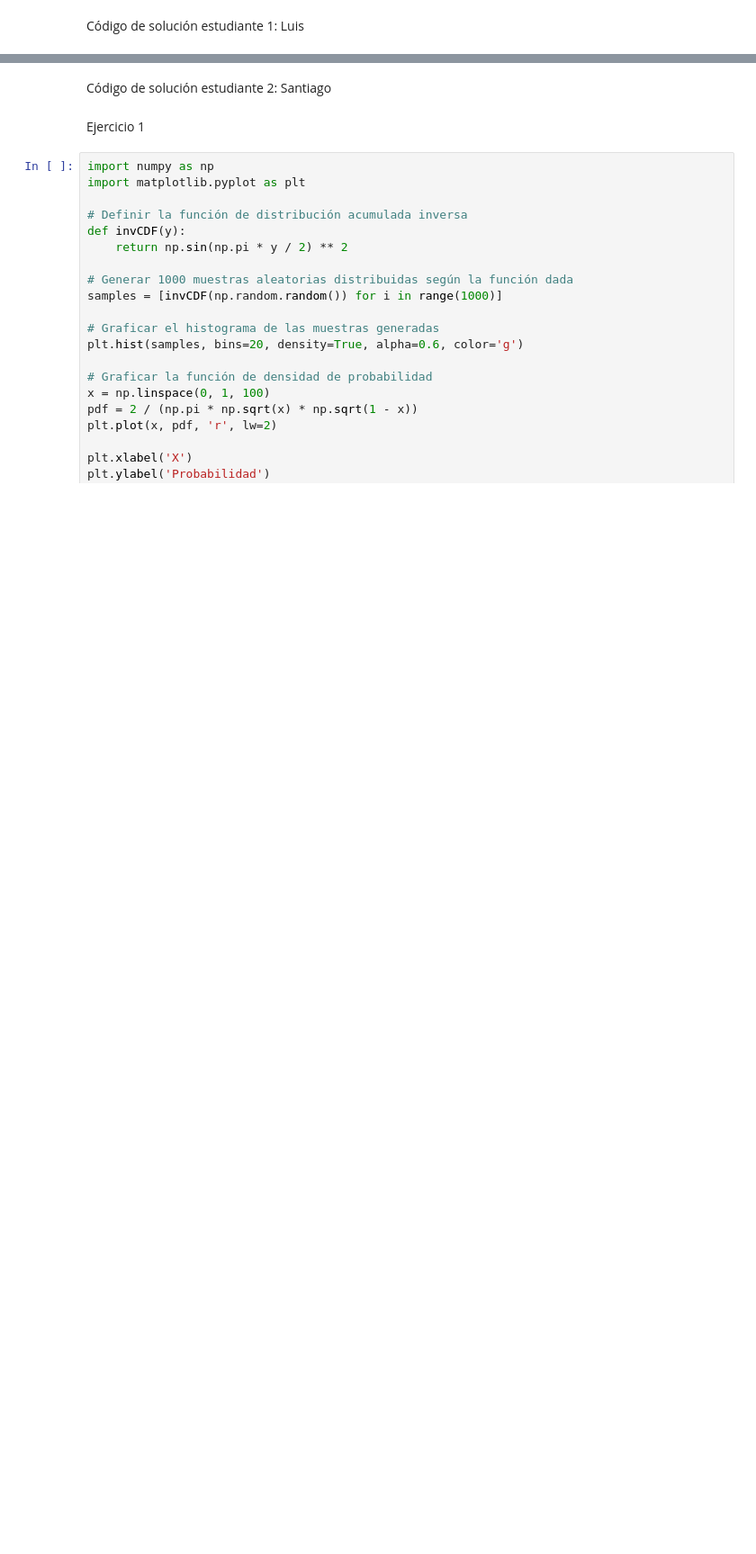
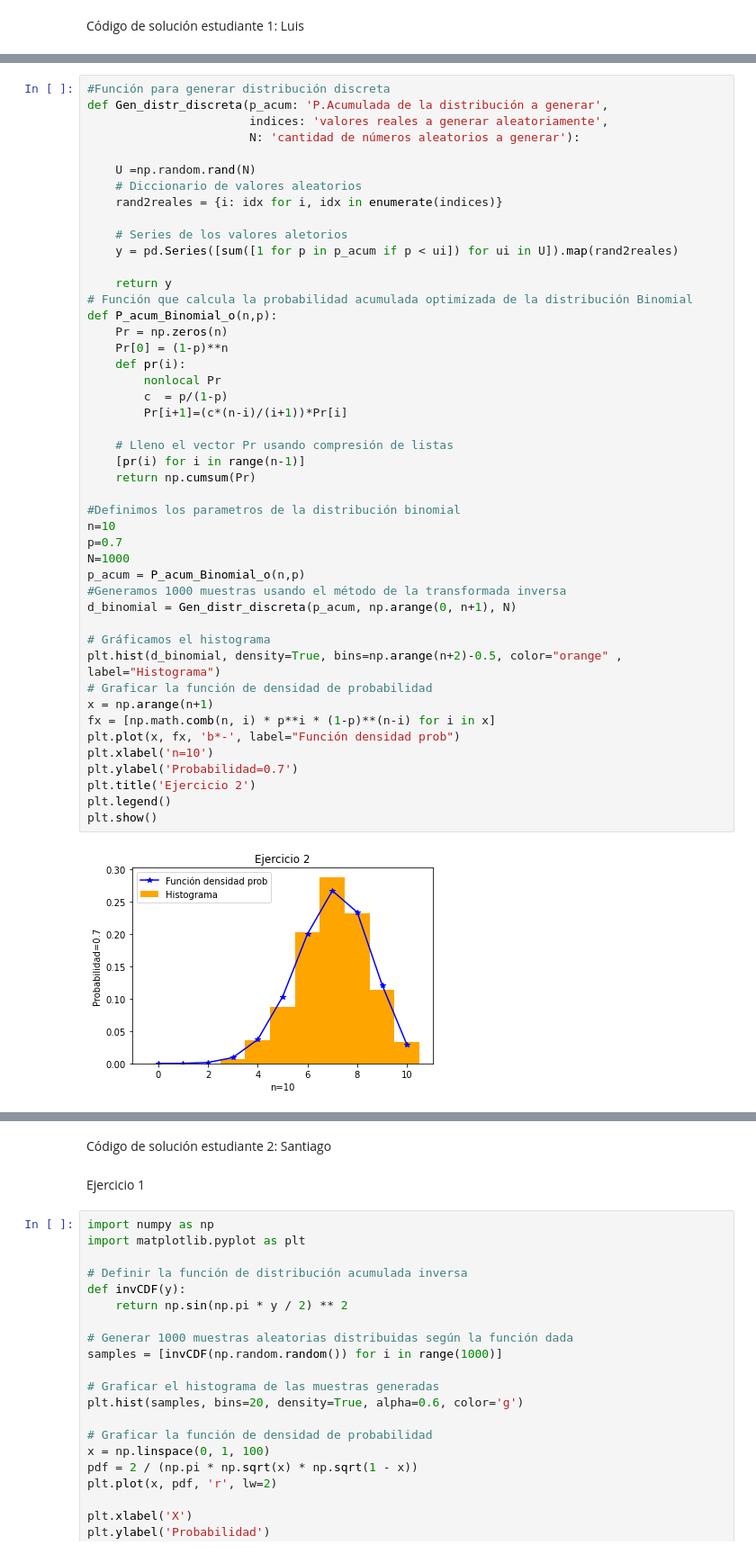
Before and after one commit to Luis168735/ProyectoConjunto_CB_Santiago_LA_Barriga, a Jupyter notebook: Plantilla_Tarea_4.ipynb, the cells around one changed output, grey strips where cells are left out. Shown at 90% size. Saved outputs shown, nothing was run; the diff lists cells and outputs as text; blank space fills up the shorter version.

```diff
--- a/Plantilla_Tarea_4.ipynb
+++ b/Plantilla_Tarea_4.ipynb
@@ -49,0 +79,48 @@ num_uni = np.random.rand
+# %%
+#Función para generar distribución discreta
+def Gen_distr_discreta(p_acum: 'P.Acumulada de la distribución a generar',
+                       indices: 'valores reales a generar aleatoriamente',
+                       N: 'cantidad de números aleatorios a generar'):
+
+    U =np.random.rand(N)
+    # Diccionario de valores aleatorios
+    rand2reales = {i: idx for i, idx in enumerate(indices)}
+
+    # Series de los valores aletorios
+    y = pd.Series([sum([1 for p in p_acum if p < ui]) for ui in U]).map(rand2reales)
+
+    return y
+# Función que calcula la probabilidad acumulada optimizada de la distribución Binomial
+def P_acum_Binomial_o(n,p):
+    Pr = np.zeros(n)
+    Pr[0] = (1-p)**n
+    def pr(i):
+        nonlocal Pr
+        c  = p/(1-p)
+        Pr[i+1]=(c*(n-i)/(i+1))*Pr[i]
+
+    # Lleno el vector Pr usando compresión de listas
+    [pr(i) for i in range(n-1)]
+    return np.cumsum(Pr)
+
+#Definimos los parametros de la distribución binomial
+n=10
+p=0.7
+N=1000
+p_acum = P_acum_Binomial_o(n,p)
+#Generamos 1000 muestras usando el método de la transformada inversa
+d_binomial = Gen_distr_discreta(p_acum, np.arange(0, n+1), N)
+
+# Gráficamos el histograma
+plt.hist(d_binomial, density=True, bins=np.arange(n+2)-0.5, color="orange" , label="Histograma")
+# Graficar la función de densidad de probabilidad
+x = np.arange(n+1)
+fx = [np.math.comb(n, i) * p**i * (1-p)**(n-i) for i in x]
+plt.plot(x, fx, 'b*-', label="Función densidad prob")
+plt.xlabel('n=10')
+plt.ylabel('Probabilidad=0.7')
+plt.title('Ejercicio 2')
+plt.legend()
+plt.show()
+# %% [output]
+[figure, added]
```
Also changed, not shown: parts of 8 cells of this notebook.
